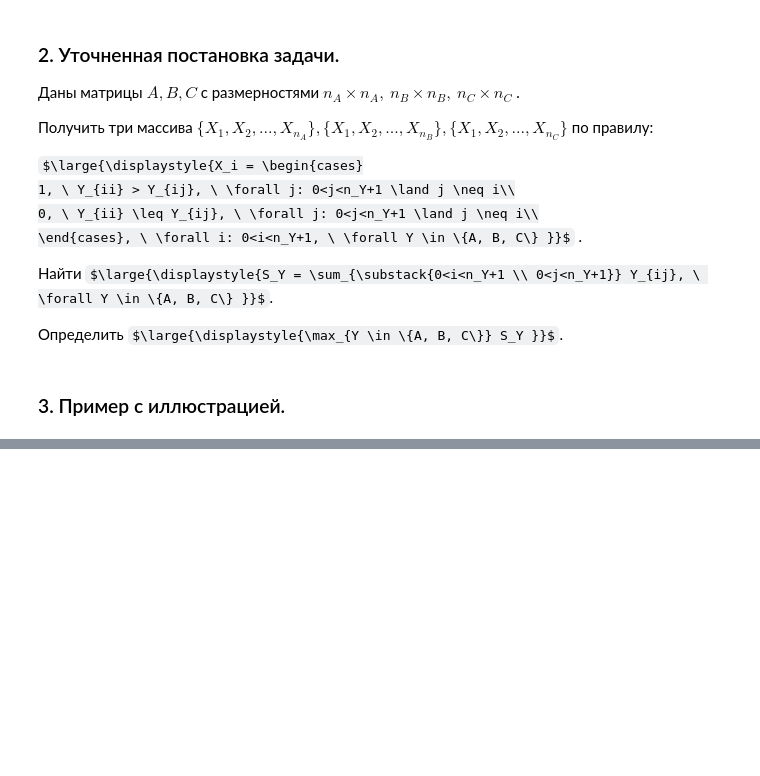
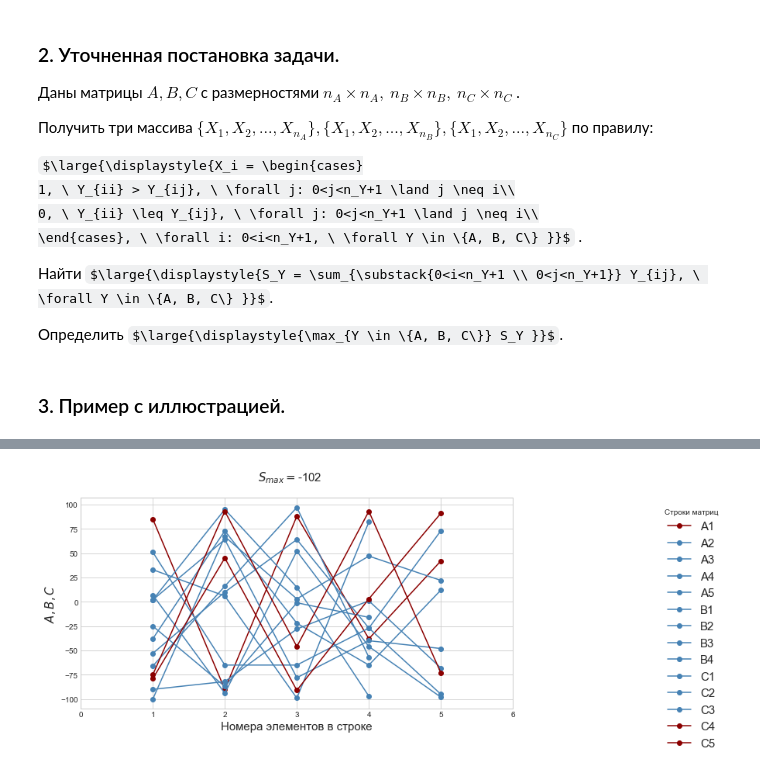
Before and after one commit to OlgaBelitskaya/math_20182019, a Jupyter notebook: program_lab11.ipynb, the cells around one changed output, grey strips where cells are left out. Cells and saved outputs as stored; diff of their text form; code cells hidden in the pictures; some formulas as TeX source; blank space fills up the shorter version.

```diff
--- a/program_lab11.ipynb
+++ b/program_lab11.ipynb
@@ -215,0 +216,17 @@ write_txt(fout, N, Y, L, X, S, K)
+# %%
+pylab.figure(figsize=(10,5))
+col = ['steelblue', 'darkred']
+
+for i in range(3):
+    for j in range(N[i]):
+        pylab.plot(range(len(Y[i][j])), Y[i][j], '-o',
+                   c=col[X[i][j]],label=L[i]+str(j+1))
+
+pylab.suptitle(r'$S_{max} = $' + str(max(S)), fontsize=15)
+pylab.xlabel('Номера элементов в строке', fontsize=15)
+pylab.ylabel(r'$A, B, C$', fontsize=15)
+pylab.xticks(range(-1, max(N)+1), range(max(N)+2));
+pylab.legend(title='Строки матриц', fontsize=15, shadow=True,
+             bbox_to_anchor=(1.5,1.0));
+# %% [output]
+[figure, added]
```
Also changed, not shown: parts of 3 cells of this notebook.
